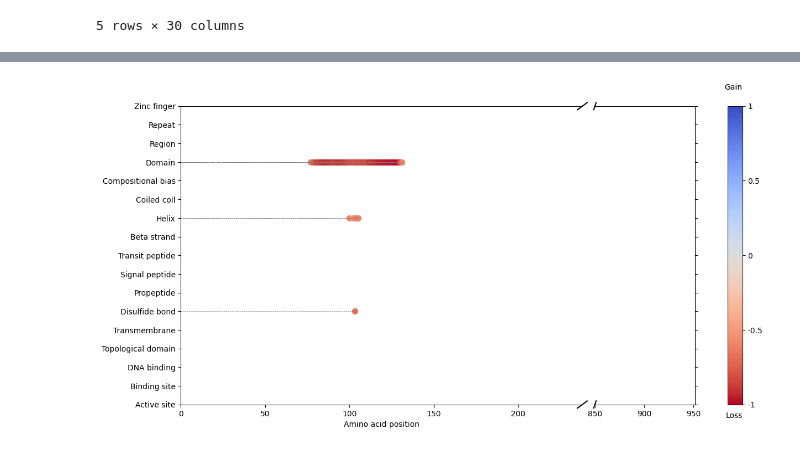
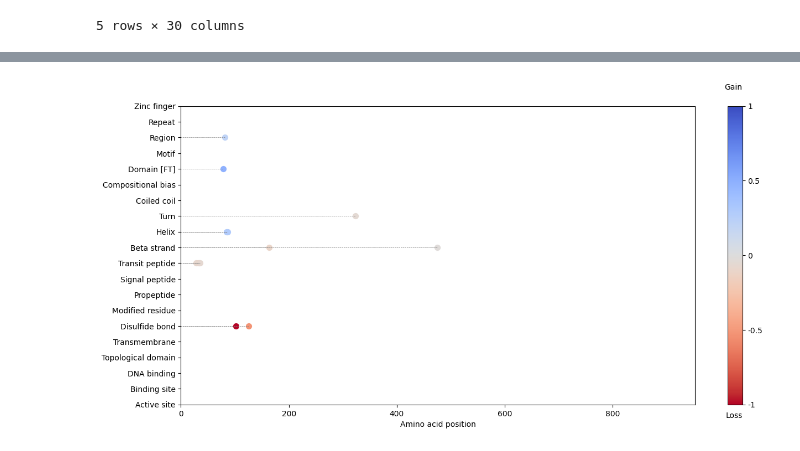
Before and after one commit to AliSaadatV/ESM2-Missense-Impact-Analysis, a Jupyter notebook: src/clingen_variant_interpretation.ipynb, the cells around one changed output, grey strips where cells are left out. Cells and saved outputs as stored; diff of their text form; code cells hidden in the pictures.

Commit message:
added new versions and data and weights link

```diff
--- a/src/clingen_variant_interpretation.ipynb
+++ b/src/clingen_variant_interpretation.ipynb
@@ -249,7 +407,7 @@ def plot_diff_results_zoomed(diff_results, sequence_length, gene, num_features=l
 # %% [markdown]
 ### run for all pathogenic/benign missense variants from ClinGen
 # %%
-clingen_vars = pd.read_csv("clingen_onlymissense_bothPandB_54genes.tsv", sep = "\t")
+clingen_vars = pd.read_csv("../data/mutation_data/clingen_onlymissense_bothPandB_54genes.tsv.gz", sep = "\t")
 clingen_vars.head()
 # %% [output]
 |  | #Variation | ClinVar Variation Id | Allele Registry Id | HGVS Expressions | SYMBOL | Disease | Mondo Id | ... |
@@ -288,14 +446,3 @@ df_amino_acids = pd.DataFrame(amino_acids_data, columns=["AA2", "AA2_symbol"])
 
 # add AA symbol to clingen
 clingen_vars = clingen_vars.merge(df_amino_acids, how="left", on="AA2")
-# %%
-clingen_vars['diff_results'] = None
-
-for idx, row in clingen_vars.iterrows():
-  print(idx)
-  ref_seq = row["Sequence"]
-  var_pos = row["AA_pos"] - 1
-  mut_seq = ref_seq[:var_pos] + row["AA2_symbol"] + ref_seq[var_pos+1:]
-  clingen_vars.at[idx, 'diff_results'] = loss_or_gain(ref_seq, mut_seq)
-
-clingen_vars.to_csv("clingen_onlymissense_bothPandB_54genes_withDiffRes.tsv", sep="\t")
@@ -302,6 +483,8 @@ clingen_vars.to_csv("clingen_onlymissense_bothPandB_54genes_withDiffRes.tsv", se
 # %% [markdown]
 Analyze predictions
 # %%
+# Run the following to load the clingen mutation workflow results
+
 import re
 import ast
 
@@ -330,7 +513,9 @@ def preprocess_and_extract(dict_string):
     return result_dict
 
 
-clingen_vars = pd.read_csv("clingen_onlymissense_bothPandB_54genes_withDiffRes.tsv", sep="\t")
+clingen_vars = pd.read_csv("../res/mutation_clingen/clingen_onlymissense_bothPandB_54genes_withDiffRes_esm3B.tsv.gz", sep="\t")
+clingen_vars['diff_results'] = clingen_vars['diff_results'].str.replace(', dtype=float32', '', regex=False) #,\n      dtype=float32
+clingen_vars['diff_results'] = clingen_vars['diff_results'].str.replace(',\n      dtype=float32', '', regex=False)
 clingen_vars["diff_results"] = clingen_vars["diff_results"].apply(preprocess_and_extract)
 clingen_vars.head()
 # %% [output]
@@ -434,0 +577,15 @@ plt.show()
+# %%
+# Prepare data for ridge plot
+ridge_data = []
+
+for feature in all_features_re:
+    column_name = f'all_scores_{feature}'
+    df = clingen_vars.explode(column_name)
+    df[column_name] = pd.to_numeric(df[column_name], errors='coerce')
+    df = df[df[column_name] != 0]
+    df['feature'] = feature
+    df = df.rename(columns={column_name: 'score'})
+    ridge_data.append(df[['score', 'Assertion', 'feature']])
+
+# Combine data for all features
+ridge_data = pd.concat(ridge_data, ignore_index=True)
@@ -435,12 +893,13 @@ plt.show()
 # %%
-example1_idx = clingen_vars["n_loss_DOMAIN"].idxmax()
+example1_idx = clingen_vars["n_loss_DISULFID_th0.3"].idxmax()
 
-plot_diff_results_zoomed(clingen_vars.iloc[example1_idx]["diff_results"],
+plot_diff_results_continuous(clingen_vars.iloc[example1_idx]["diff_results"],
                   clingen_vars.iloc[example1_idx]["Length"],
                   gene=f"{clingen_vars.iloc[example1_idx]['SYMBOL']}",
-                  threshold=0.5)
+                  threshold=0,
+                  save=True)
 # %% [output]
-[figure, old version]
+[figure, new version]
 # %%
 clingen_vars.iloc[example1_idx]
 # %% [output]
```
Also changed, not shown: parts of 34 cells of this notebook, 14 other files.
